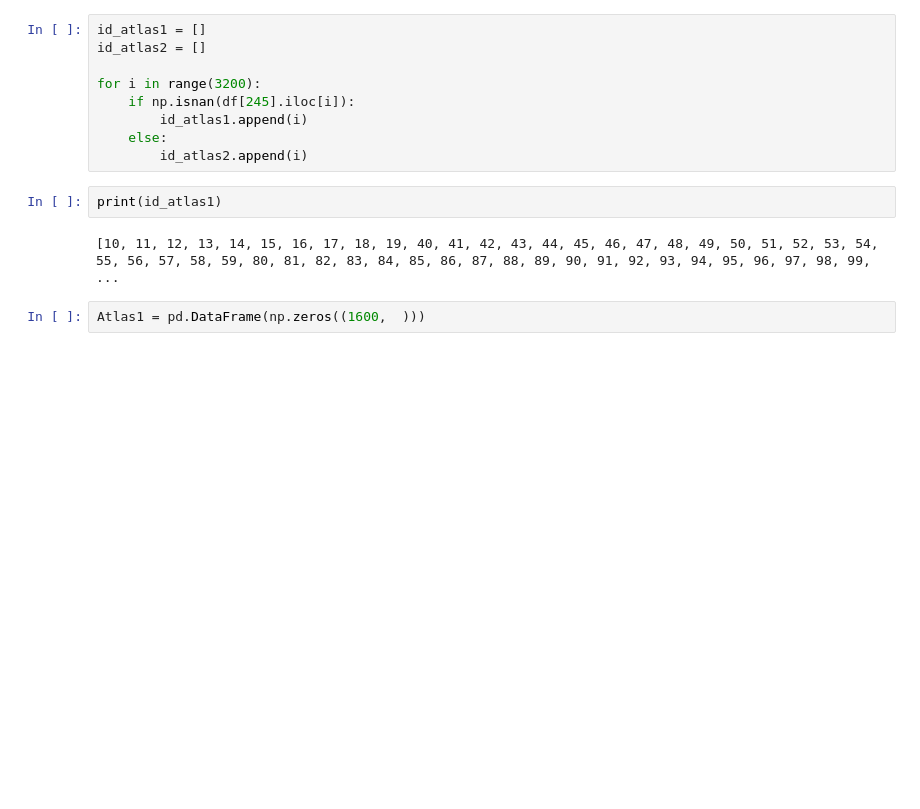
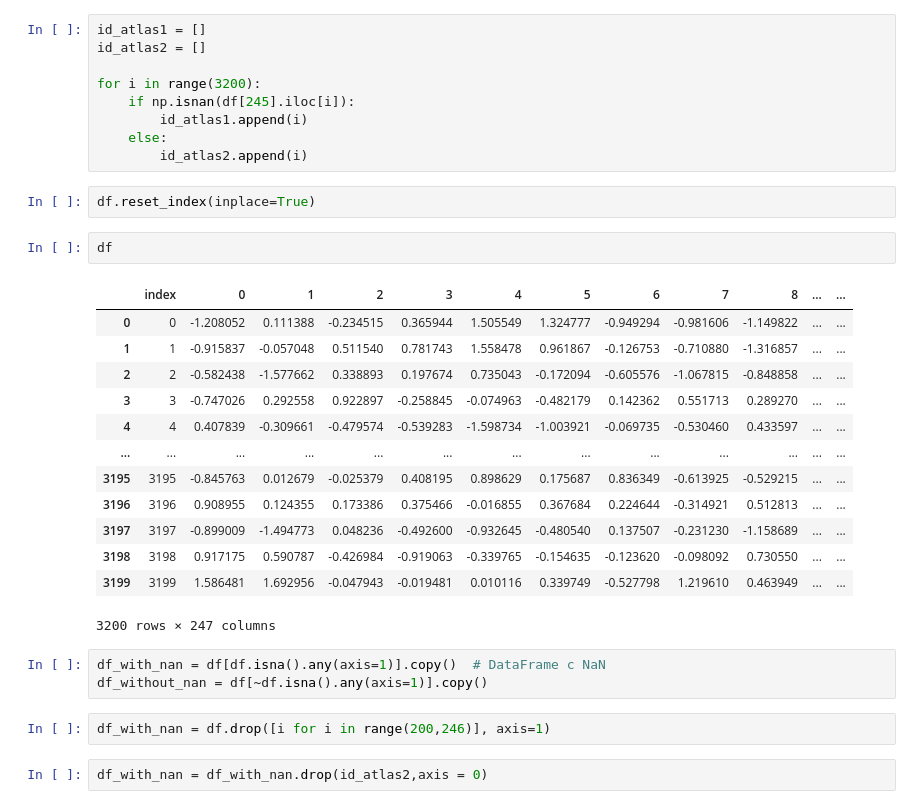
Before and after one commit to TimOvch/ML-study, a Jupyter notebook: AIDAO/track_1/Untitled.ipynb, the cells around one changed output. Drawn from its saved outputs; the diff is of its cells as text; blank space fills up the shorter version.

```diff
--- a/AIDAO/track_1/Untitled.ipynb
+++ b/AIDAO/track_1/Untitled.ipynb
@@ -38,9 +18,28 @@ for i in range(3200):
         id_atlas1.append(i)
     else:
         id_atlas2.append(i)
-# %%
-print(id_atlas1)
-# %% [output]
-[10, 11, 12, 13, 14, 15, 16, 17, 18, 19, 40, 41, 42, 43, 44, 45, 46, 47, 48, 49, 50, 51, 52, 53, 54, 55, 56, 57, 58, 59, 80, 81, 82, 83, 84, 85, 86, 87, 88, 89, 90, 91, 92, 93, 94, 95, 96, 97, 98, 99, ...
-# %%
-Atlas1 = pd.DataFrame(np.zeros((1600,  )))
+# %%
+df.reset_index(inplace=True)
+# %%
+df
+# %% [output]
+|  | index | 0 | 1 | 2 | 3 | 4 | 5 | 6 | 7 | 8 | ... | ... |
+| 0 | 0 | -1.208052 | 0.111388 | -0.234515 | 0.365944 | 1.505549 | 1.324777 | -0.949294 | -0.981606 | -1.149822 | ... | ... |
+| 1 | 1 | -0.915837 | -0.057048 | 0.511540 | 0.781743 | 1.558478 | 0.961867 | -0.126753 | -0.710880 | -1.316857 | ... | ... |
+| 2 | 2 | -0.582438 | -1.577662 | 0.338893 | 0.197674 | 0.735043 | -0.172094 | -0.605576 | -1.067815 | -0.848858 | ... | ... |
+| 3 | 3 | -0.747026 | 0.292558 | 0.922897 | -0.258845 | -0.074963 | -0.482179 | 0.142362 | 0.551713 | 0.289270 | ... | ... |
+| 4 | 4 | 0.407839 | -0.309661 | -0.479574 | -0.539283 | -1.598734 | -1.003921 | -0.069735 | -0.530460 | 0.433597 | ... | ... |
+| ... | ... | ... | ... | ... | ... | ... | ... | ... | ... | ... | ... | ... |
+| 3195 | 3195 | -0.845763 | 0.012679 | -0.025379 | 0.408195 | 0.898629 | 0.175687 | 0.836349 | -0.613925 | -0.529215 | ... | ... |
+| 3196 | 3196 | 0.908955 | 0.124355 | 0.173386 | 0.375466 | -0.016855 | 0.367684 | 0.224644 | -0.314921 | 0.512813 | ... | ... |
+| 3197 | 3197 | -0.899009 | -1.494773 | 0.048236 | -0.492600 | -0.932645 | -0.480540 | 0.137507 | -0.231230 | -1.158689 | ... | ... |
+| 3198 | 3198 | 0.917175 | 0.590787 | -0.426984 | -0.919063 | -0.339765 | -0.154635 | -0.123620 | -0.098092 | 0.730550 | ... | ... |
+| 3199 | 3199 | 1.586481 | 1.692956 | -0.047943 | -0.019481 | 0.010116 | 0.339749 | -0.527798 | 1.219610 | 0.463949 | ... | ... |
+3200 rows × 247 columns
+# %%
+df_with_nan = df[df.isna().any(axis=1)].copy()  # DataFrame с NaN
+df_without_nan = df[~df.isna().any(axis=1)].copy()
+# %%
+df_with_nan = df.drop([i for i in range(200,246)], axis=1)
+# %%
+df_with_nan = df_with_nan.drop(id_atlas2,axis = 0)
```
Also changed, not shown: parts of 21 cells of this notebook.
